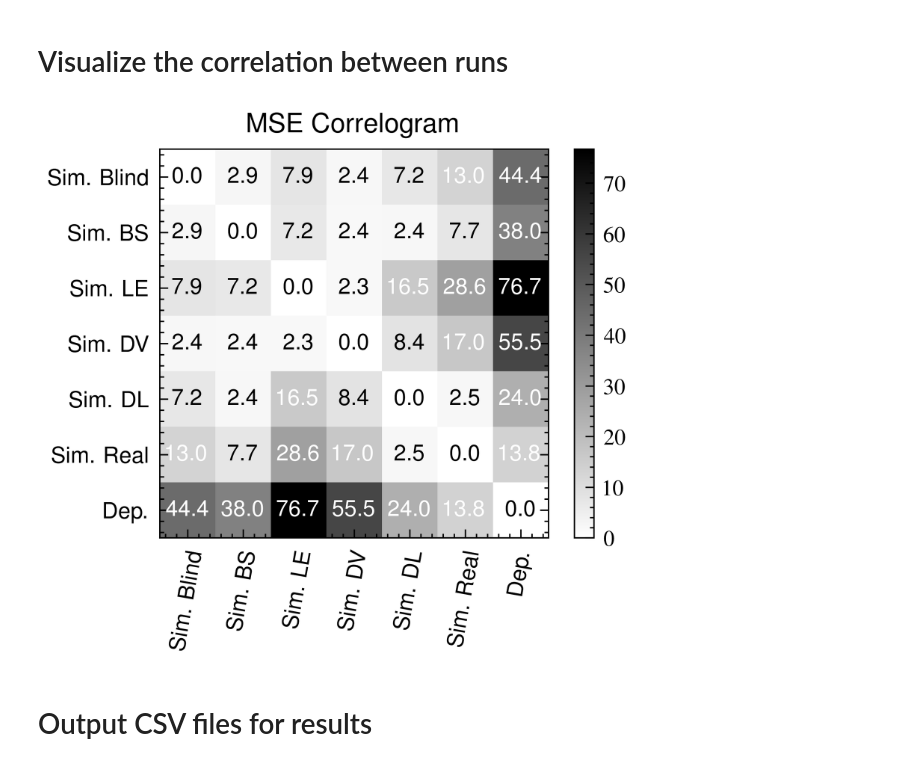
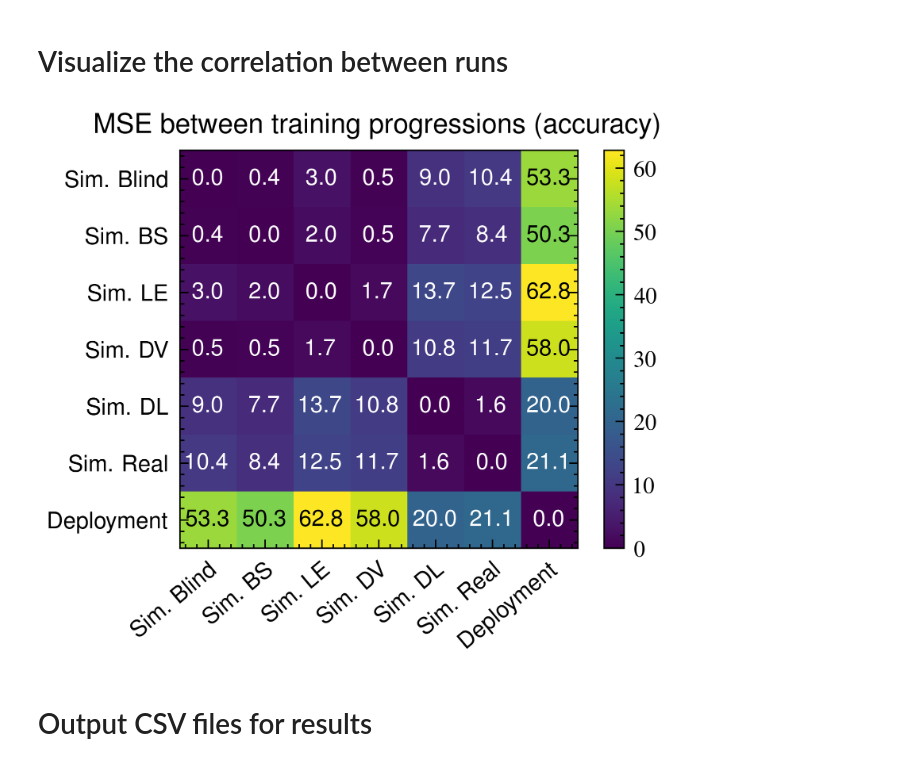
Before and after one commit to Alex-Nygaard/research-project, a Jupyter notebook: visualize.ipynb, the cells around one changed output. Cells and saved outputs as stored; diff of their text form; code cells hidden in the pictures.

```diff
--- a/visualize.ipynb
+++ b/visualize.ipynb
@@ -121,11 +121,11 @@ plt.show()
 # %% [markdown]
 # Visualize results
 # %%
-from collections import defaultdict
+from collections import defaultdict, OrderedDict
 from visualization.data import RunData
 
 # Define runs to visualize
-all_sims = [f"run_{i}" for i in range(565, 595)]
+all_sims = [f"run_{i}" for i in range(650, 680)]
 all_sims = RunData.build_many(all_sims, base_path="from-hertz/logs")
 
 all_deps = [f"run_{i}" for i in range(2000, 2005)]
@@ -137,8 +137,9 @@ all_runs = all_sims + all_deps
 runs_by_code = defaultdict(list)
 for run in all_runs:
     runs_by_code[run.run_config.code].append(run)
+
+# runs_by_code = OrderedDict(sorted(runs_by_code.items()))
 runs_by_code = dict(runs_by_code)
-
 # runs_by_code = {key: runs[:1] for key, runs in runs_by_code.items()}
 # %%
 # Plot the accuracy of the runs
@@ -205,39 +206,39 @@ for i, j in itertools.combinations(range(num_arrays), 2):
     mse = calculate_mse(accuracies[i] * 100, accuracies[j] * 100)
     matrix[i, j] = mse
     matrix[j, i] = mse
 
 fig, ax = plt.subplots()
-cax = ax.matshow(matrix, cmap="gist_yarg", interpolation="none")
+cax = ax.matshow(matrix, cmap="viridis", interpolation="none")
 fig.colorbar(cax)
 
 avg = np.average(matrix)
 
 for (i, j), z in np.ndenumerate(matrix):
     ax.text(
         j,
         i,
         "{:d}".format(int(round(z))) if z > 100 else "{:0.1f}".format(z),
         ha="center",
         va="center",
-        color="black" if z < avg / 1.5 else "white",
+        color="white" if z < avg / 0.5 else "black",
     )
 
 # Set ticks and labels
 ax.set_xticks(range(num_arrays))
 ax.set_yticks(range(num_arrays))
 labels = [run[0].run_config.get_label(short=True) for run in runs_by_code.values()]
 ax.set_xticklabels(labels)
 ax.set_yticklabels(labels)
 
-ax.tick_params(axis="x", labelrotation=80)
 ax.xaxis.set_label_position("bottom")
 ax.xaxis.tick_bottom()
+plt.setp(ax.xaxis.get_majorticklabels(), rotation=40, ha="right", rotation_mode="anchor")
 
-plt.title("MSE Correlogram")
-plt.savefig("for-report/mse_correlogram.pdf")
+plt.title("MSE between training progressions (accuracy)")
+plt.savefig("for-report/mse_correlogram.pdf", bbox_inches='tight')
 plt.show()
 # %% [output]
-[figure, old version]
+[figure, new version]
 # %% [markdown]
 # Output CSV files for results
 # %%
```
Also changed, not shown: parts of 1 cell of this notebook, 2 other files.
